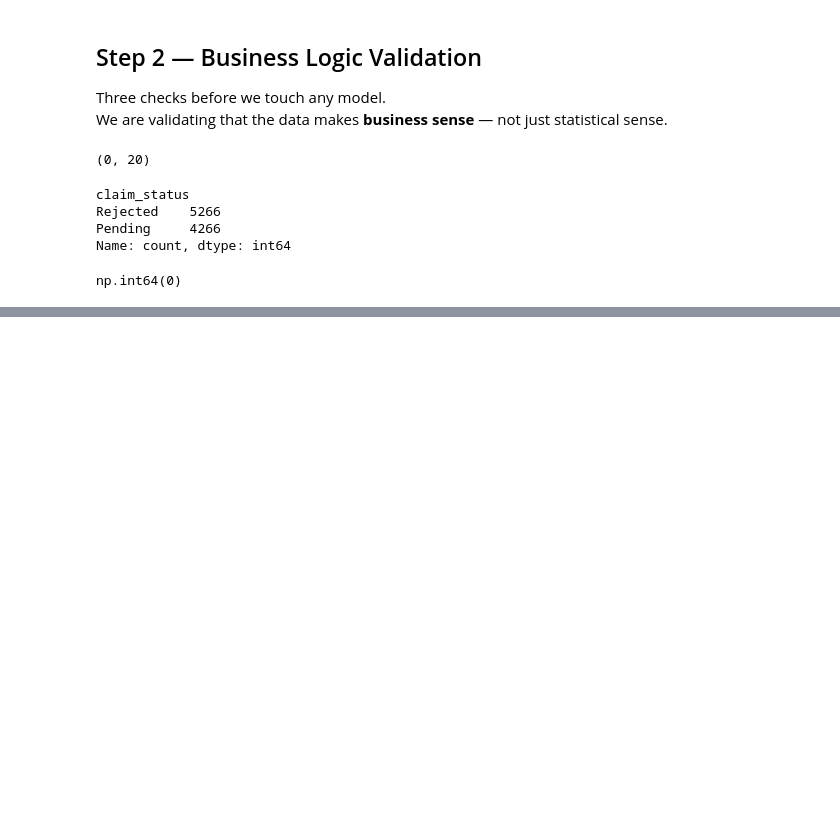
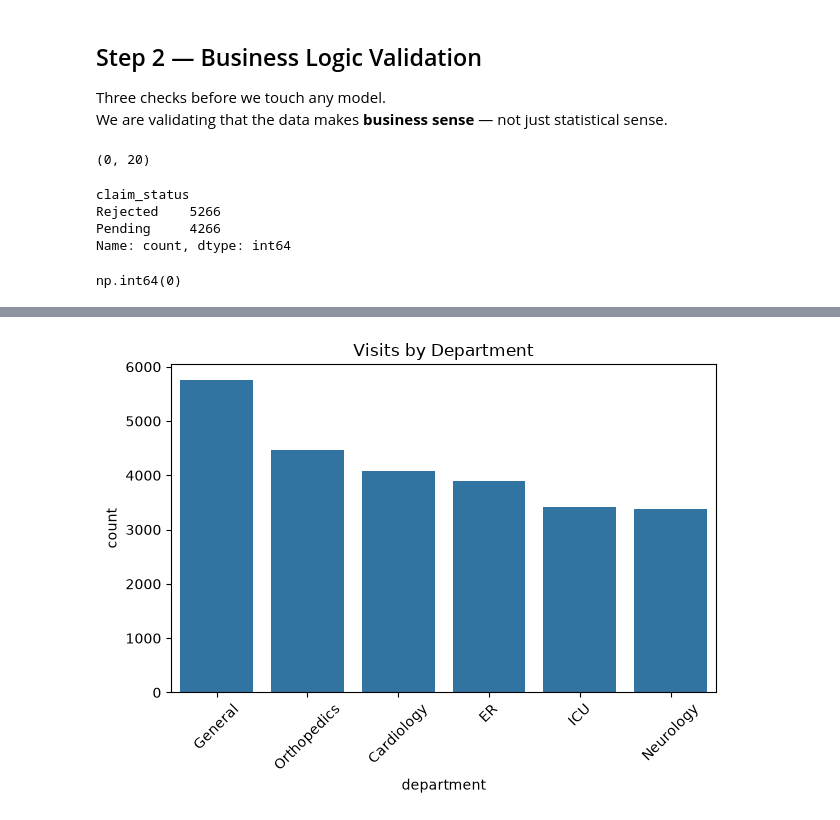
Before and after one commit to bjmashele/health-analytics, a Jupyter notebook: eda_to_mlflow.ipynb, the cells around one changed output, grey strips where cells are left out. Cells and saved outputs as stored; diff of their text form; code cells hidden in the pictures; blank space fills up the shorter version.

```diff
--- a/eda_to_mlflow.ipynb
+++ b/eda_to_mlflow.ipynb
@@ -613,0 +664,9 @@ np.int64(0)
+# %%
+# Barchart showing visits by department
+sns.countplot(data=df, x="department", order=df["department"].value_counts().index)
+plt.xticks(rotation=45)
+plt.title("Visits by Department")
+plt.tight_layout()
+plt.show()
+# %% [output]
+[figure, added]
```
Also changed, not shown: parts of 9 cells of this notebook.
